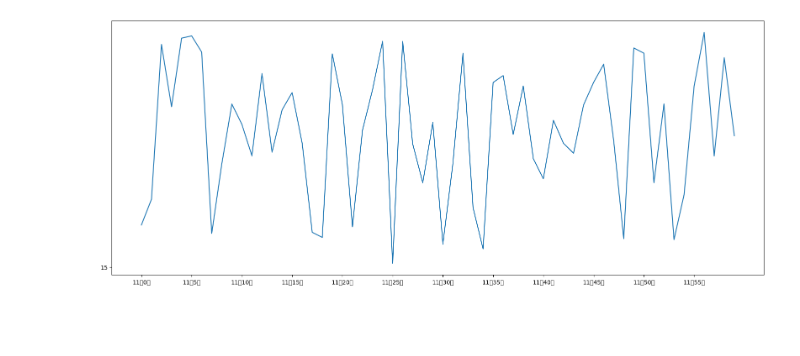
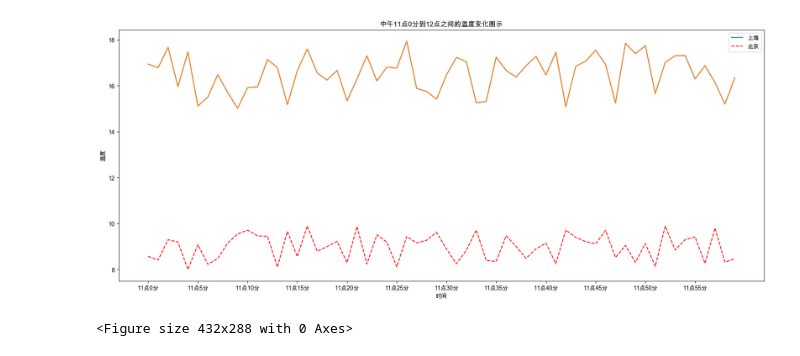
Before and after one commit to Jhon-Chen/Skill_Control, a Jupyter notebook: AI/datamining/demo1_weather.ipynb, the cells around one changed output. Drawn from its saved outputs; the diff is of its cells as text; code cells hidden in the pictures; blank space fills up the shorter version.

Commit message:
matplotlib 绘制折线图

```diff
--- a/AI/datamining/demo1_weather.ipynb
+++ b/AI/datamining/demo1_weather.ipynb
@@ -19,27 +20,51 @@ plt.show()
 # %%
 %matplotlib inline
 import random
 import matplotlib.pyplot as plt
+
+from matplotlib.pylab import mpl
+mpl.rcParams['font.sans-serif'] = ['arial unicode ms']   #显示中文
+mpl.rcParams['axes.unicode_minus']=False       #显示负号
 
 
 # 画出温度变化图
 # 创建一个figure
 plt.figure(figsize = (20, 8), dpi=100)
 
 # 准备x，y轴数据
 x = range(60)
 y_shanghai = [random.uniform(15, 18) for i in x]
 
-# 增加下面两行到代码
+# 增加下面两行到代码，编辑要显示的中文
 x_ch = ["11点{}分".format(i) for i in x]
-y_ticks = range(40)
+y = range(35)
 
-# 修改x,y坐标的刻度
+# 修改x,y坐标的刻度，指定对应的中文（注意，两者的步长必须一样）
 plt.xticks(x[::5], x_ch[::5])
-plt.yticks(y_ticks[::5])
+plt.yticks(y[::2])
+
+# 修改x，y轴的信息
+plt.xlabel("时间")
+plt.ylabel("温度")
+plt.title("中午11点0分到12点之间的温度变化图示")
+
+# 再添加一个城市
+# 生成北京的温度
+y_beijing = [random.uniform(8, 10) for i in x]
+
+# 画折线图
+plt.plot(x, y_shanghai, label="上海")
+# 使用plot可以多次画多个折线
+plt.plot(x, y_beijing, color='r', linestyle='--', label="北京")
+
+# 添加图形显示
+plt.legend(loc="best")
+
 
 # 画折线图
 plt.plot(x, y_shanghai, label='上海')
 plt.show()
+plt.savefig('test1.png')
 # %% [output]
-[figure, old version]
+[figure, new version]
+<Figure size 432x288 with 0 Axes>
```
Also changed, not shown: parts of 1 cell of this notebook, 2 other files.
